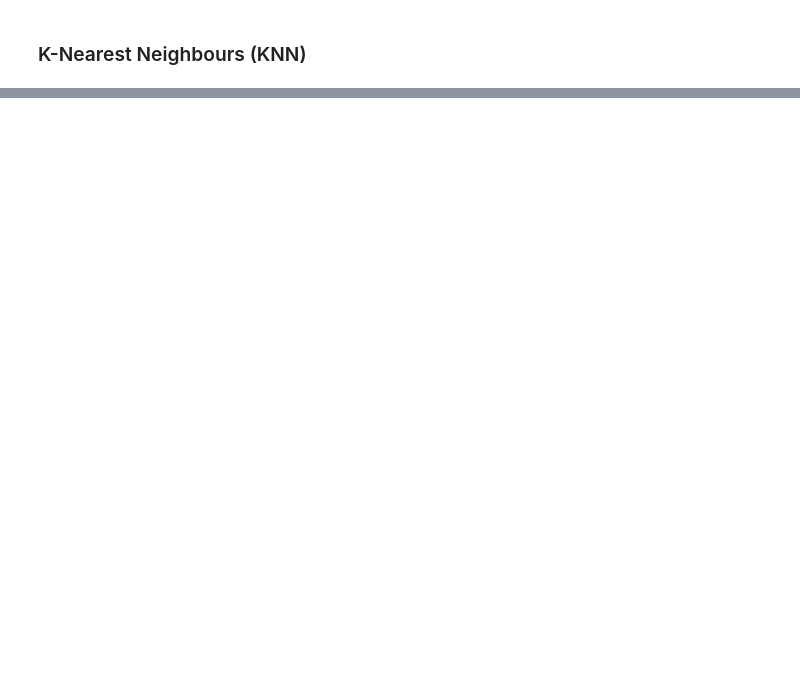
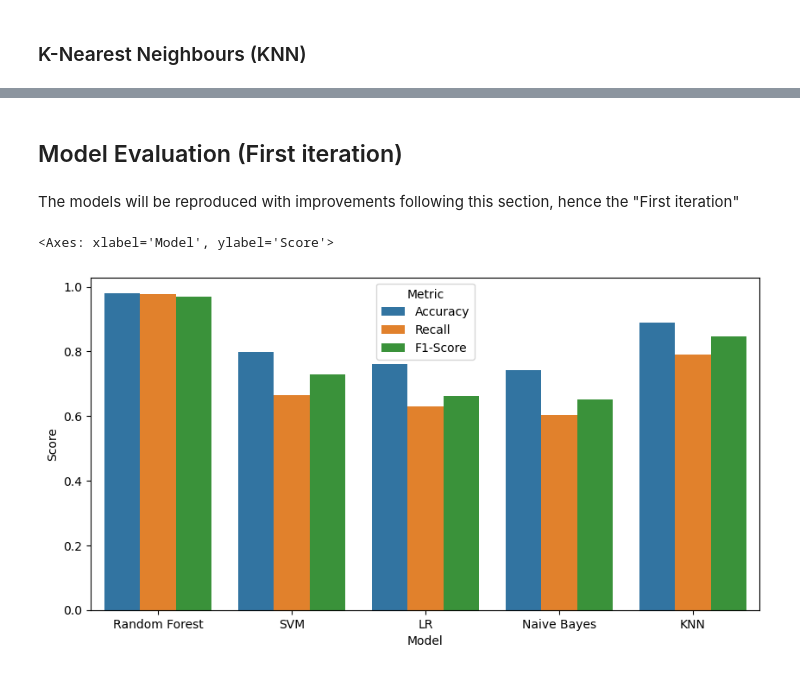
Before and after one commit to LewGoesB00M/CMP6202, a Jupyter notebook: Assignment/Code/CMP6202 Assignment 2.ipynb, the cells around one changed output, grey strips where cells are left out. Saved outputs shown, nothing was run; the diff lists cells and outputs as text; code cells hidden in the pictures; blank space fills up the shorter version.

Commit message:
Report - 3.1 (now Appendix B), 3.2, 3.3, 3.4, 6.2.
Code - Preprocessing, First Iteration Models (Training and Evaluating)

```diff
--- a/Assignment/Code/CMP6202 Assignment 2.ipynb
+++ b/Assignment/Code/CMP6202 Assignment 2.ipynb
@@ -324,0 +350,19 @@ X_test = pd.DataFrame(X_test, columns = X.columns)
+# %%
+# Instantiate the scaler.
+sc = StandardScaler()
+
+# Fit the scaler to X_train and transform data in it.
+X_train = sc.fit_transform(X_train)
+# As with the imputer, the data can be made back into a
+# DataFrame with column names.
+X_train = pd.DataFrame(X_train, columns = X.columns)
+
+# Only transform the testing data based on the fit from
+# the training set.
+X_test = sc.transform(X_test)
+# As with the imputer, the data can be made back into a
+# DataFrame with column names.
+X_test = pd.DataFrame(X_test, columns = X.columns)
+
+
+X_train.head()
@@ -448,0 +470,32 @@ A: 0.8194945848375451, R: 0.7543859649122807, F1: 0.7206703910614525
+# %% [markdown]
+## Model Evaluation (First iteration)
+# %% [markdown]
+The models will be reproduced with improvements following this section, hence the "First iteration"
+# %%
+# Creating a DF to hold all models and associated eval metrics for plotting.
+# It is done in this repetitive way so that Seaborn can easily produce a grouped bar plot from it.
+evalDf = pd.DataFrame({
+    "Model": ["Random Forest", "Random Forest", "Random Forest",
+               "SVM", "SVM", "SVM",
+               "LR", "LR", "LR",
+               "Naive Bayes", "Naive Bayes", "Naive Bayes",
+               "KNN", "KNN", "KNN"],
+
+    "Metric": ["Accuracy", "Recall", "F1-Score",
+                "Accuracy", "Recall", "F1-Score",
+                "Accuracy", "Recall", "F1-Score",
+                "Accuracy", "Recall", "F1-Score",
+                "Accuracy", "Recall", "F1-Score"],
+
+    "Score": [rf_acc, rf_recall, rf_f1,
+              svc_acc, svc_recall, svc_f1,
+              lr_acc, lr_recall, lr_f1,
+              nb_acc, nb_recall, nb_f1,
+              knn_acc, knn_recall, knn_f1]
+})
+# %%
+plt.figure(figsize= (10, 5))
+sns.barplot(evalDf, x = "Model", y = "Score", hue = "Metric")
+# %% [output]
+<Axes: xlabel='Model', ylabel='Score'>
+[figure, added]
```
Also changed, not shown: parts of 19 cells of this notebook, 15 other files.
